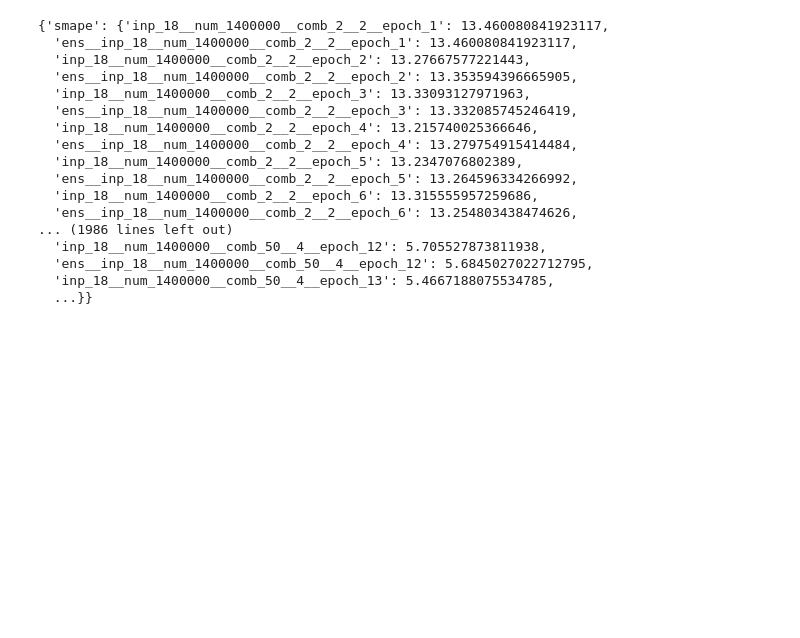
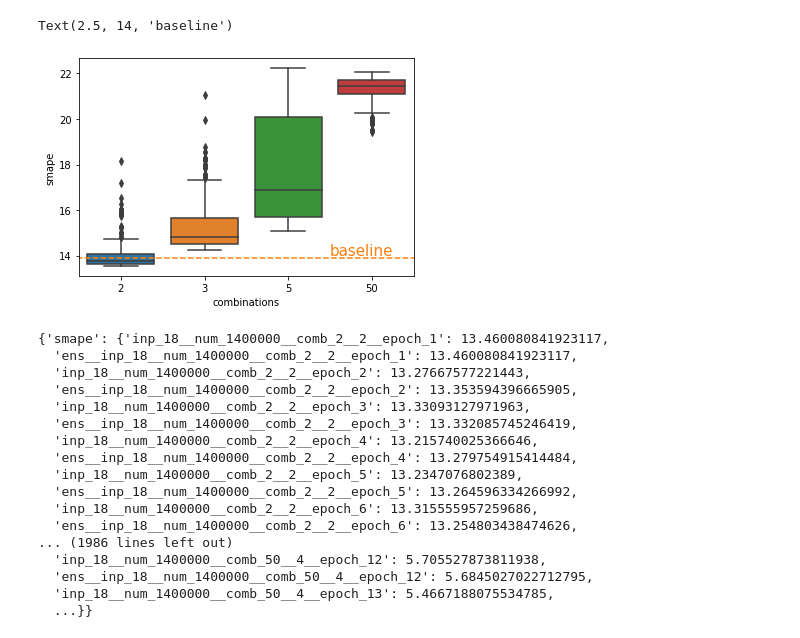
Before and after one commit to djib2011/forecasting-augmentation, a Jupyter notebook: experimentation/test_combinations_nw.ipynb, the cells around one changed output. Cells and saved outputs as stored; diff of their text form; code cells hidden in the pictures; blank space fills up the shorter version.

```diff
--- a/experimentation/test_combinations_nw.ipynb
+++ b/experimentation/test_combinations_nw.ipynb
@@ -37,3 +69,13 @@ with open(valid_experiments[0], 'rb') as f:
+# %%
+ax = sns.boxplot(x='combinations', y='smape', data=df[df['n_samples'] == 14000])
+
+xlim = ax.get_xlim()
+plt.plot([-1, 5], [13.893, 13.893], c='C1', ls='--')
+ax.set_xlim(xlim)
+ax.text(2.5, 14, 'baseline', size=15, c='C1')
+# %% [output]
+Text(2.5, 14, 'baseline')
+[figure, added]
 # %%
 evaluation.create_results_df_multi_weights(results, columns)
 # %% [output]
```
Also changed, not shown: parts of 13 cells of this notebook, 3 other files.
